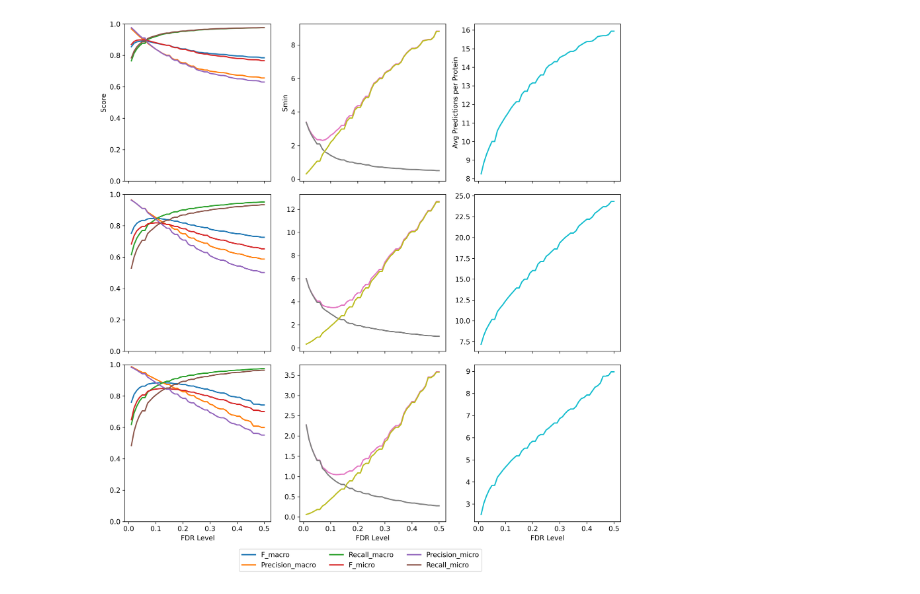
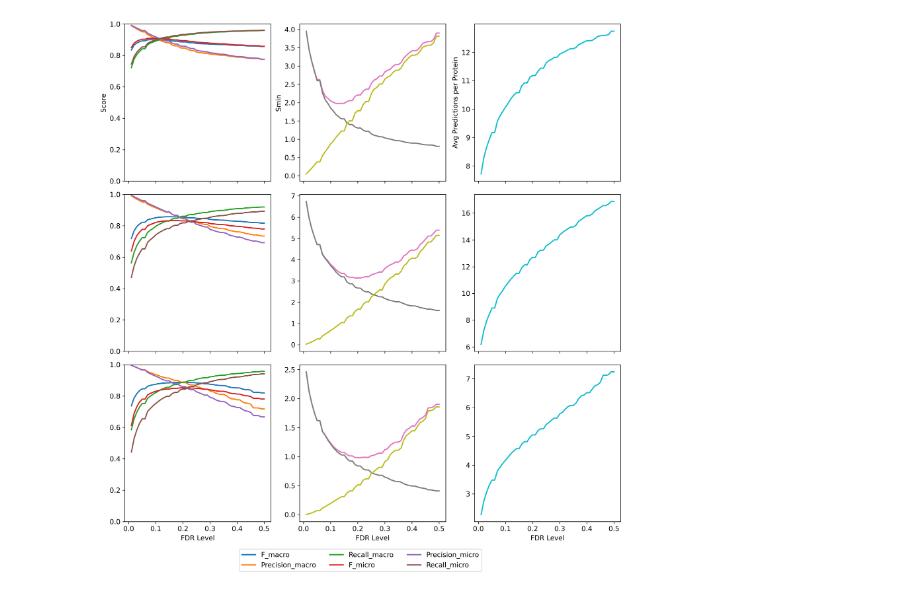
Before and after one commit to harshstava/PlasmoFP_public, a Jupyter notebook: effective_scores_FDR_performance_plots.ipynb, the cells around one changed output. Cells and saved outputs as stored; diff of their text form; code cells hidden in the pictures.

```diff
--- a/effective_scores_FDR_performance_plots.ipynb
+++ b/effective_scores_FDR_performance_plots.ipynb
@@ -3,19 +3,15 @@ import matplotlib.pyplot as plt
 import numpy as np
 import pandas as pd
 
-# Load the FDR threshold metrics for all three ontologies
-mf_data = pd.read_csv('function_test_predictions_and_FDR/fdr_threshold_metrics_all_ontologies.csv')
-bp_data = pd.read_csv('process_test_predictions_and_FDR/fdr_threshold_metrics_all_ontologies.csv')
-cc_data = pd.read_csv('component_test_predictions_and_FDR/fdr_threshold_metrics_all_ontologies.csv')
+mf_data = pd.read_csv('function_test_predictions_and_FDR_new/fdr_threshold_metrics_all_ontologies.csv')
+bp_data = pd.read_csv('process_test_predictions_and_FDR_new/fdr_threshold_metrics_all_ontologies.csv')
+cc_data = pd.read_csv('component_test_predictions_and_FDR_new/fdr_threshold_metrics_all_ontologies.csv')
 
-# Create figure with 3x3 subplots (3 ontologies x 3 metric groups)
 fig, axes = plt.subplots(3, 3, figsize=(12, 12), dpi=300, sharex=True)
 
-# Data and ontology names
 data_dict = {'MF': mf_data, 'BP': bp_data, 'CC': cc_data}
 ontology_names = ['MF', 'BP', 'CC']
 
-# Define colors for different metrics
 colors = {
     'f_macro': '#1f77b4',      # blue
     'precision_macro': '#ff7f0e',  # orange
@@ -29,11 +25,9 @@ colors = {
     'avg_predictions_per_protein': '#17becf'  # cyan
 }
 
-# Plot for each ontology
 for ontology_idx, (ontology, data) in enumerate(data_dict.items()):
     fdr_levels = data['fdr_level']
 
-    # Column 1: Macro/Micro metrics
     ax = axes[ontology_idx, 0]
     ax.plot(fdr_levels, data['f_macro'], color=colors['f_macro'], linewidth=2, label='F_macro')
     ax.plot(fdr_levels, data['precision_macro'], color=colors['precision_macro'], linewidth=2, label='Precision_macro')
@@ -42,7 +36,6 @@ for ontology_idx, (ontology, data) in enumerate(data_dict.items()):
     ax.plot(fdr_levels, data['precision_micro'], color=colors['precision_micro'], linewidth=2, label='Precision_micro')
     ax.plot(fdr_levels, data['recall_micro'], color=colors['recall_micro'], linewidth=2, label='Recall_micro')
 
-    # Only show x-axis label on bottom row
     if ontology_idx == len(data_dict) - 1:
         ax.set_xlabel('FDR Level', fontsize=11)
 
@@ -52,41 +45,37 @@ for ontology_idx, (ontology, data) in enumerate(data_dict.items()):
     ax.tick_params(axis='both', which='major', labelsize=11)
     ax.set_ylim(0, 1)
 
-    # Column 2: Uncertainty metrics
     ax = axes[ontology_idx, 1]
     ax.plot(fdr_levels, data['s_min'], color=colors['s_min'], linewidth=2, label='s_min')
     ax.plot(fdr_levels, data['remaining_uncertainty'], color=colors['remaining_uncertainty'], linewidth=2, label='Remaining Uncertainty')
     ax.plot(fdr_levels, data['misinformation'], color=colors['misinformation'], linewidth=2, label='Misinformation')
 
-    # Only show x-axis label on bottom row
     if ontology_idx == len(data_dict) - 1:
         ax.set_xlabel('FDR Level', fontsize=11)
 
     if ontology_idx == 0:
         ax.set_ylabel('Smin', fontsize=11)
 
     ax.tick_params(axis='both', which='major', labelsize=11)
 
-    # Column 3: Prediction metrics
     ax = axes[ontology_idx, 2]
     ax.plot(fdr_levels, data['avg_predictions_per_protein'], color=colors['avg_predictions_per_protein'], linewidth=2, label='Avg Predictions per Protein')
 
     # Only show x-axis label on bottom row
     if ontology_idx == len(data_dict) - 1:
         ax.set_xlabel('FDR Level', fontsize=11)
 
     if ontology_idx == 0:
         ax.set_ylabel('Avg Predictions per Protein', fontsize=11)
 
     ax.tick_params(axis='both', which='major', labelsize=11)
 
-# Create global legend at the bottom
 handles, labels = axes[0, 0].get_legend_handles_labels()
 fig.legend(handles, labels, loc='lower center', bbox_to_anchor=(0.5, -0.05),
           ncol=3, fontsize=11, frameon=True)
 
 plt.tight_layout()
 plt.subplots_adjust(bottom=0.05)  # Make room for legend
 plt.show()
 # %% [output]
-[figure, old version]
+[figure, new version]
```
